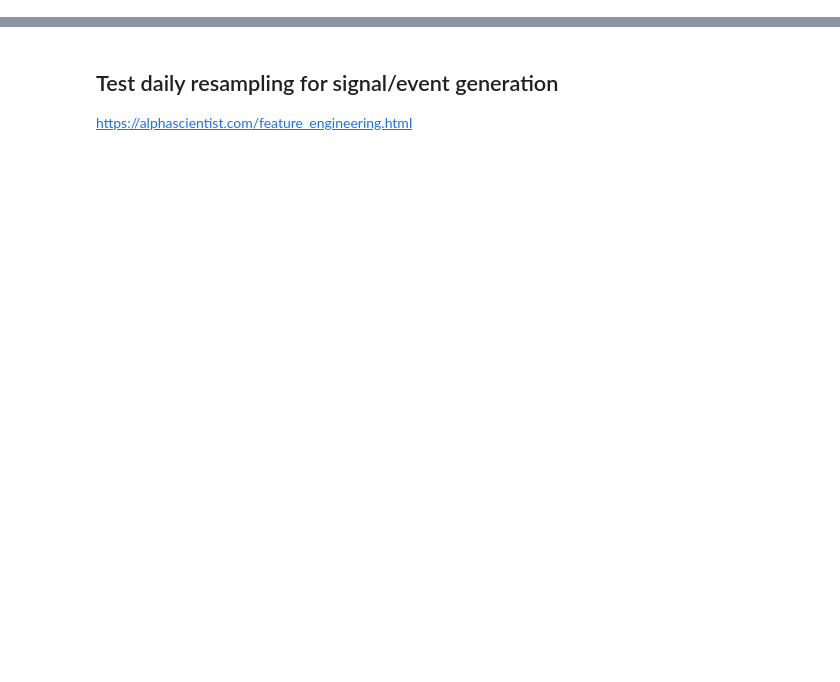
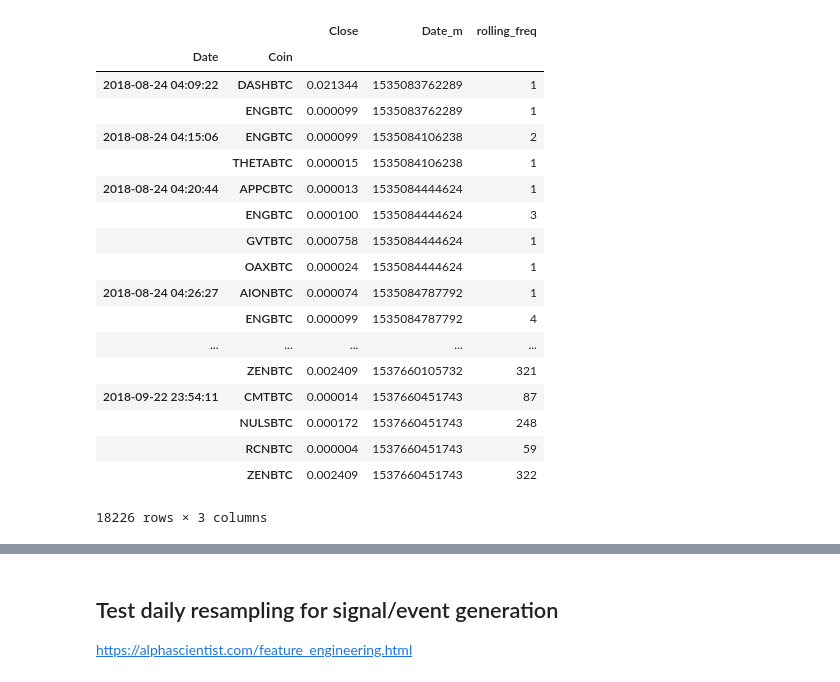
Before and after one commit to darkstar4401/Portfolio-Analysis, a Jupyter notebook: bw_freq_port.ipynb, the cells around one changed output, grey strips where cells are left out. Drawn from its saved outputs; the diff is of its cells as text; code cells hidden in the pictures; blank space fills up the shorter version.

```diff
--- a/bw_freq_port.ipynb
+++ b/bw_freq_port.ipynb
@@ -130,8 +130,9 @@ def get_freq_sig(loc):
 def clean_fs(fs):
     fs =fs.drop_duplicates()
     fs = fs.sort_values(['Date'],axis=0)
-    fs['Date_m'] = fs['Date']/1000
-    fs.index = fs['Date_m'].astype('datetime64[s]')
+    fs['Date_m'] = fs['Date']
+    fs['Date'] = fs['Date']/1000
+    fs['Date'] = fs['Date'].astype('datetime64[s]')
 
     rolling_f = {}
     f_col = []
@@ -236,0 +254,22 @@ coins,cgroups = interval(30,st,end)
+# %%
+freq_df
+# %% [output]
+|  |  | Close | Date_m | rolling_freq |
+| Date | Coin |  |  |  |
+| 2018-08-24 04:09:22 | DASHBTC | 0.021344 | 1535083762289 | 1 |
+|  | ENGBTC | 0.000099 | 1535083762289 | 1 |
+| 2018-08-24 04:15:06 | ENGBTC | 0.000099 | 1535084106238 | 2 |
+|  | THETABTC | 0.000015 | 1535084106238 | 1 |
+| 2018-08-24 04:20:44 | APPCBTC | 0.000013 | 1535084444624 | 1 |
+|  | ENGBTC | 0.000100 | 1535084444624 | 3 |
+|  | GVTBTC | 0.000758 | 1535084444624 | 1 |
+|  | OAXBTC | 0.000024 | 1535084444624 | 1 |
+| 2018-08-24 04:26:27 | AIONBTC | 0.000074 | 1535084787792 | 1 |
+|  | ENGBTC | 0.000099 | 1535084787792 | 4 |
+| ... | ... | ... | ... | ... |
+|  | ZENBTC | 0.002409 | 1537660105732 | 321 |
+| 2018-09-22 23:54:11 | CMTBTC | 0.000014 | 1537660451743 | 87 |
+|  | NULSBTC | 0.000172 | 1537660451743 | 248 |
+|  | RCNBTC | 0.000004 | 1537660451743 | 59 |
+|  | ZENBTC | 0.002409 | 1537660451743 | 322 |
+18226 rows × 3 columns
```
Also changed, not shown: parts of 12 cells of this notebook.
